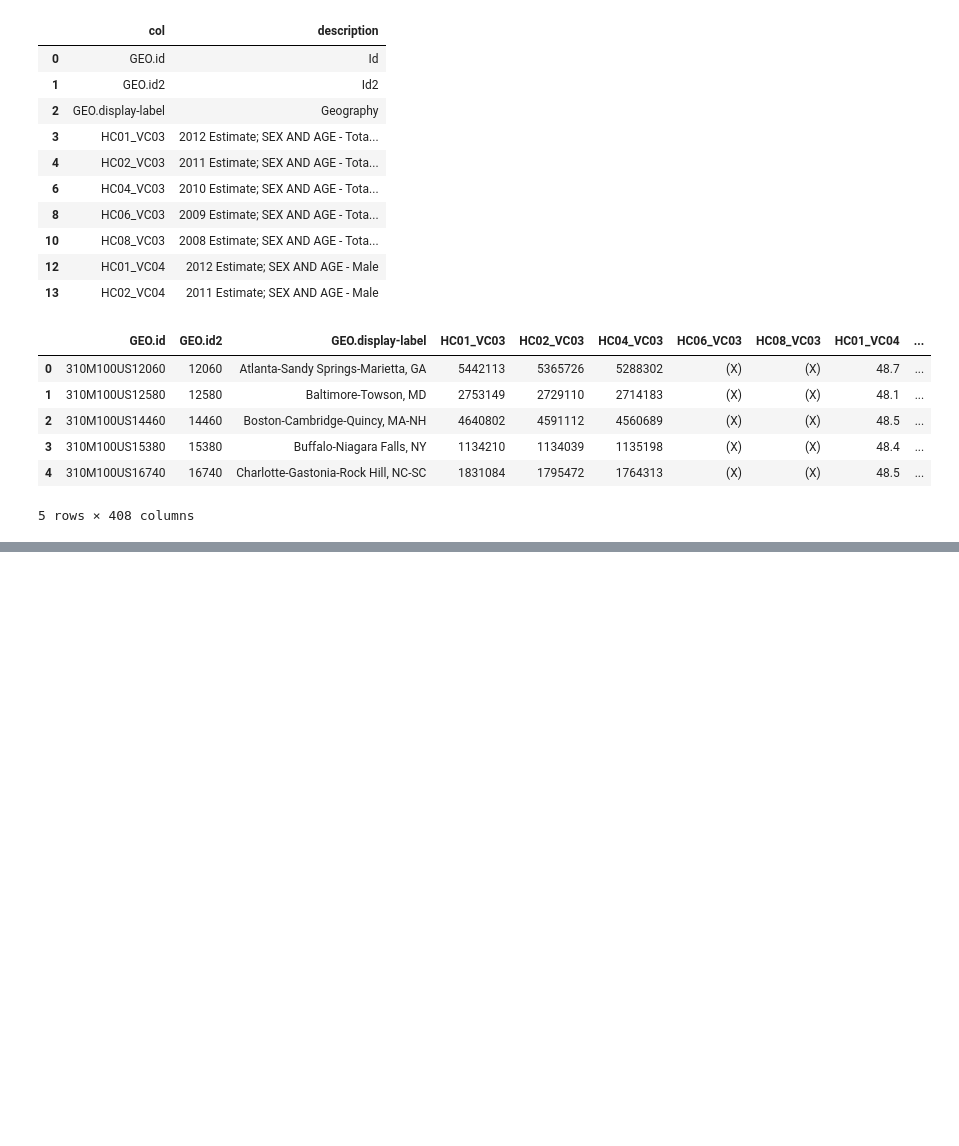
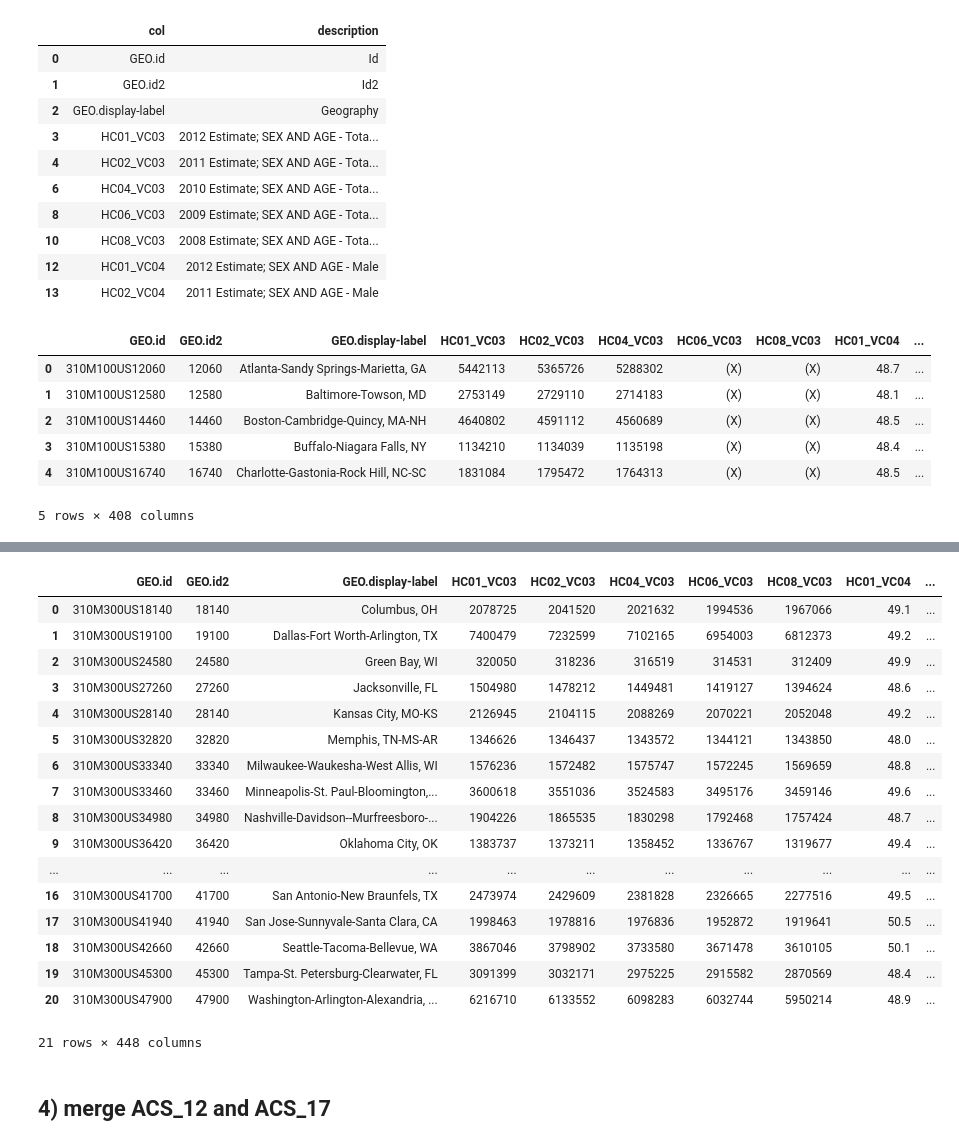
Before and after one commit to joshbenenoch/ETL_Project_Group2, a Jupyter notebook: demodata.ipynb, the cells around one changed output, grey strips where cells are left out. Drawn from its saved outputs; the diff is of its cells as text; code cells hidden in the pictures; blank space fills up the shorter version.

```diff
--- a/demodata.ipynb
+++ b/demodata.ipynb
@@ -141,0 +208,4 @@ dfD12.head()
+# %%
+# import ACS metadata file
+dfD17Meta = pd.read_csv('raw/ACS_17_1YR_CP05_metadata.csv', header=None, names=['col','description'])
+dfD17Meta.head(10)
@@ -141,0 +224,4 @@ dfD12.head()
+# %%
+# create col to identify multi-year rows in metadata file
+dfD17Meta['droprow'] = dfD17Meta['description'].str.contains('\d\d\d\d - \d\d\d\d')
+dfD17Meta.head(10)
@@ -141,0 +240,5 @@ dfD12.head()
+# %%
+# drop multi-year rows from metadata file
+dfD17Meta = dfD17Meta.loc[dfD17Meta['droprow'] == False]
+dfD17Meta = dfD17Meta[['col','description']]
+dfD17Meta.head(10)
@@ -141,0 +257,4 @@ dfD12.head()
+# %%
+# drop unneeded cols
+dfD17 = dfD17[dfD17Meta['col']]
+dfD17.head()
@@ -141,0 +269,26 @@ dfD12.head()
+# %%
+# eliminate "(X)" values in DataFrame
+for strCol in dfD17.columns:
+    dfD17[strCol] = dfD17[strCol].str.replace('\(X\)','')
+dfD17
+# %% [output]
+|  | GEO.id | GEO.id2 | GEO.display-label | HC01_VC03 | HC02_VC03 | HC04_VC03 | HC06_VC03 | HC08_VC03 | HC01_VC04 | ... |
+| 0 | 310M300US18140 | 18140 | Columbus, OH | 2078725 | 2041520 | 2021632 | 1994536 | 1967066 | 49.1 | ... |
+| 1 | 310M300US19100 | 19100 | Dallas-Fort Worth-Arlington, TX | 7400479 | 7232599 | 7102165 | 6954003 | 6812373 | 49.2 | ... |
+| 2 | 310M300US24580 | 24580 | Green Bay, WI | 320050 | 318236 | 316519 | 314531 | 312409 | 49.9 | ... |
+| 3 | 310M300US27260 | 27260 | Jacksonville, FL | 1504980 | 1478212 | 1449481 | 1419127 | 1394624 | 48.6 | ... |
+| 4 | 310M300US28140 | 28140 | Kansas City, MO-KS | 2126945 | 2104115 | 2088269 | 2070221 | 2052048 | 49.2 | ... |
+| 5 | 310M300US32820 | 32820 | Memphis, TN-MS-AR | 1346626 | 1346437 | 1343572 | 1344121 | 1343850 | 48.0 | ... |
+| 6 | 310M300US33340 | 33340 | Milwaukee-Waukesha-West Allis, WI | 1576236 | 1572482 | 1575747 | 1572245 | 1569659 | 48.8 | ... |
+| 7 | 310M300US33460 | 33460 | Minneapolis-St. Paul-Bloomington,... | 3600618 | 3551036 | 3524583 | 3495176 | 3459146 | 49.6 | ... |
+| 8 | 310M300US34980 | 34980 | Nashville-Davidson--Murfreesboro-... | 1904226 | 1865535 | 1830298 | 1792468 | 1757424 | 48.7 | ... |
+| 9 | 310M300US36420 | 36420 | Oklahoma City, OK | 1383737 | 1373211 | 1358452 | 1336767 | 1319677 | 49.4 | ... |
+| ... | ... | ... | ... | ... | ... | ... | ... | ... | ... | ... |
+| 16 | 310M300US41700 | 41700 | San Antonio-New Braunfels, TX | 2473974 | 2429609 | 2381828 | 2326665 | 2277516 | 49.5 | ... |
+| 17 | 310M300US41940 | 41940 | San Jose-Sunnyvale-Santa Clara, CA | 1998463 | 1978816 | 1976836 | 1952872 | 1919641 | 50.5 | ... |
+| 18 | 310M300US42660 | 42660 | Seattle-Tacoma-Bellevue, WA | 3867046 | 3798902 | 3733580 | 3671478 | 3610105 | 50.1 | ... |
+| 19 | 310M300US45300 | 45300 | Tampa-St. Petersburg-Clearwater, FL | 3091399 | 3032171 | 2975225 | 2915582 | 2870569 | 48.4 | ... |
+| 20 | 310M300US47900 | 47900 | Washington-Arlington-Alexandria, ... | 6216710 | 6133552 | 6098283 | 6032744 | 5950214 | 48.9 | ... |
+21 rows × 448 columns
+# %% [markdown]
+## 4) merge ACS_12 and ACS_17
```
Also changed, not shown: parts of 14 cells of this notebook.
